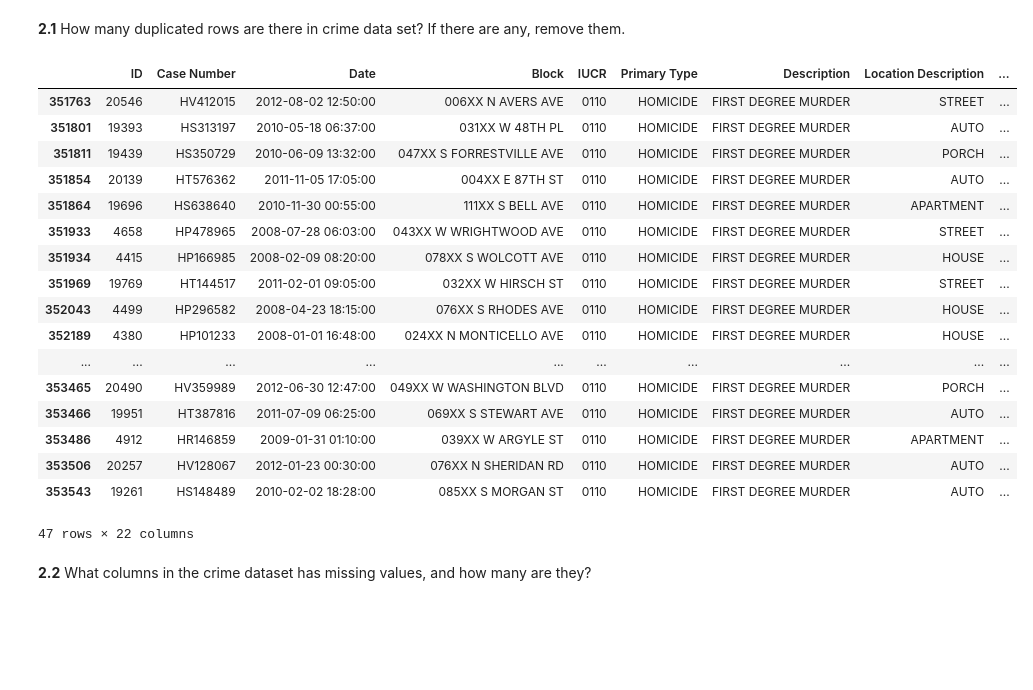
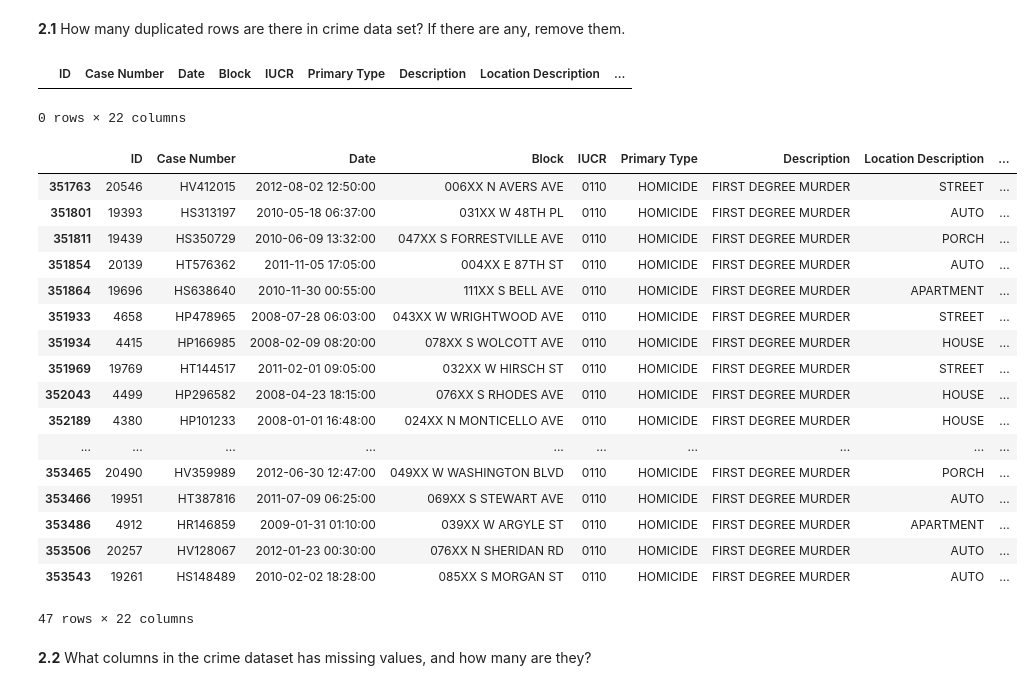
Before and after one commit to SVMino53/aiM24_Databehandling_Inlamning, a Jupyter notebook: chicago.ipynb, the cells around one changed output. Cells and saved outputs as stored; diff of their text form; code cells hidden in the pictures; blank space fills up the shorter version.

```diff
--- a/chicago.ipynb
+++ b/chicago.ipynb
@@ -119,25 +119,34 @@ Bear in mind though that the numbers you aquire in the problems ahead may or may
 # %% [markdown]
 **2.1** How many duplicated rows are there in crime data set? If there are any, remove them.
 # %%
-duplicated_mask = chicago_crime_2008_to_2012_df.iloc[:, 1:].duplicated()
+duplicated_mask = chicago_crime_2008_to_2012_df.duplicated()
 chicago_crime_2008_to_2012_df[duplicated_mask]
-# There are no duplicated rows in the data frame
+# There are no duplicated rows in the data frame.
 # %% [output]
 |  | ID | Case Number | Date | Block | IUCR | Primary Type | Description | Location Description | ... |
-| 351763 | 20546 | HV412015 | 2012-08-02 12:50:00 | 006XX N AVERS AVE | 0110 | HOMICIDE | FIRST DEGREE MURDER | STREET | ... |
-| 351801 | 19393 | HS313197 | 2010-05-18 06:37:00 | 031XX W 48TH PL | 0110 | HOMICIDE | FIRST DEGREE MURDER | AUTO | ... |
-| 351811 | 19439 | HS350729 | 2010-06-09 13:32:00 | 047XX S FORRESTVILLE AVE | 0110 | HOMICIDE | FIRST DEGREE MURDER | PORCH | ... |
-| 351854 | 20139 | HT576362 | 2011-11-05 17:05:00 | 004XX E 87TH ST | 0110 | HOMICIDE | FIRST DEGREE MURDER | AUTO | ... |
-| 351864 | 19696 | HS638640 | 2010-11-30 00:55:00 | 111XX S BELL AVE | 0110 | HOMICIDE | FIRST DEGREE MURDER | APARTMENT | ... |
-| 351933 | 4658 | HP478965 | 2008-07-28 06:03:00 | 043XX W WRIGHTWOOD AVE | 0110 | HOMICIDE | FIRST DEGREE MURDER | STREET | ... |
-| 351934 | 4415 | HP166985 | 2008-02-09 08:20:00 | 078XX S WOLCOTT AVE | 0110 | HOMICIDE | FIRST DEGREE MURDER | HOUSE | ... |
-| 351969 | 19769 | HT144517 | 2011-02-01 09:05:00 | 032XX W HIRSCH ST | 0110 | HOMICIDE | FIRST DEGREE MURDER | STREET | ... |
-| 352043 | 4499 | HP296582 | 2008-04-23 18:15:00 | 076XX S RHODES AVE | 0110 | HOMICIDE | FIRST DEGREE MURDER | HOUSE | ... |
-| 352189 | 4380 | HP101233 | 2008-01-01 16:48:00 | 024XX N MONTICELLO AVE | 0110 | HOMICIDE | FIRST DEGREE MURDER | HOUSE | ... |
-| ... | ... | ... | ... | ... | ... | ... | ... | ... | ... |
-| 353465 | 20490 | HV359989 | 2012-06-30 12:47:00 | 049XX W WASHINGTON BLVD | 0110 | HOMICIDE | FIRST DEGREE MURDER | PORCH | ... |
-| 353466 | 19951 | HT387816 | 2011-07-09 06:25:00 | 069XX S STEWART AVE | 0110 | HOMICIDE | FIRST DEGREE MURDER | AUTO | ... |
-| 353486 | 4912 | HR146859 | 2009-01-31 01:10:00 | 039XX W ARGYLE ST | 0110 | HOMICIDE | FIRST DEGREE MURDER | APARTMENT | ... |
-| 353506 | 20257 | HV128067 | 2012-01-23 00:30:00 | 076XX N SHERIDAN RD | 0110 | HOMICIDE | FIRST DEGREE MURDER | AUTO | ... |
-| 353543 | 19261 | HS148489 | 2010-02-02 18:28:00 | 085XX S MORGAN ST | 0110 | HOMICIDE | FIRST DEGREE MURDER | AUTO | ... |
-47 rows × 22 columns
+0 rows × 22 columns
+# %%
+# HOWEVER!
+# If we exclude the "ID" column from our duplicate check, we find that there are duplicated cases which can cause faulty data evaluation.
+
+duplicated_mask = chicago_crime_2008_to_2012_df.iloc[:, 1:].duplicated()
+chicago_crime_2008_to_2012_df[duplicated_mask]
+# %% [output]
+|  | ID | Case Number | Date | Block | IUCR | Primary Type | Description | Location Description | ... |
+| 351763 | 20546 | HV412015 | 2012-08-02 12:50:00 | 006XX N AVERS AVE | 0110 | HOMICIDE | FIRST DEGREE MURDER | STREET | ... |
+| 351801 | 19393 | HS313197 | 2010-05-18 06:37:00 | 031XX W 48TH PL | 0110 | HOMICIDE | FIRST DEGREE MURDER | AUTO | ... |
+| 351811 | 19439 | HS350729 | 2010-06-09 13:32:00 | 047XX S FORRESTVILLE AVE | 0110 | HOMICIDE | FIRST DEGREE MURDER | PORCH | ... |
+| 351854 | 20139 | HT576362 | 2011-11-05 17:05:00 | 004XX E 87TH ST | 0110 | HOMICIDE | FIRST DEGREE MURDER | AUTO | ... |
+| 351864 | 19696 | HS638640 | 2010-11-30 00:55:00 | 111XX S BELL AVE | 0110 | HOMICIDE | FIRST DEGREE MURDER | APARTMENT | ... |
+| 351933 | 4658 | HP478965 | 2008-07-28 06:03:00 | 043XX W WRIGHTWOOD AVE | 0110 | HOMICIDE | FIRST DEGREE MURDER | STREET | ... |
+| 351934 | 4415 | HP166985 | 2008-02-09 08:20:00 | 078XX S WOLCOTT AVE | 0110 | HOMICIDE | FIRST DEGREE MURDER | HOUSE | ... |
+| 351969 | 19769 | HT144517 | 2011-02-01 09:05:00 | 032XX W HIRSCH ST | 0110 | HOMICIDE | FIRST DEGREE MURDER | STREET | ... |
+| 352043 | 4499 | HP296582 | 2008-04-23 18:15:00 | 076XX S RHODES AVE | 0110 | HOMICIDE | FIRST DEGREE MURDER | HOUSE | ... |
+| 352189 | 4380 | HP101233 | 2008-01-01 16:48:00 | 024XX N MONTICELLO AVE | 0110 | HOMICIDE | FIRST DEGREE MURDER | HOUSE | ... |
+| ... | ... | ... | ... | ... | ... | ... | ... | ... | ... |
+| 353465 | 20490 | HV359989 | 2012-06-30 12:47:00 | 049XX W WASHINGTON BLVD | 0110 | HOMICIDE | FIRST DEGREE MURDER | PORCH | ... |
+| 353466 | 19951 | HT387816 | 2011-07-09 06:25:00 | 069XX S STEWART AVE | 0110 | HOMICIDE | FIRST DEGREE MURDER | AUTO | ... |
+| 353486 | 4912 | HR146859 | 2009-01-31 01:10:00 | 039XX W ARGYLE ST | 0110 | HOMICIDE | FIRST DEGREE MURDER | APARTMENT | ... |
+| 353506 | 20257 | HV128067 | 2012-01-23 00:30:00 | 076XX N SHERIDAN RD | 0110 | HOMICIDE | FIRST DEGREE MURDER | AUTO | ... |
+| 353543 | 19261 | HS148489 | 2010-02-02 18:28:00 | 085XX S MORGAN ST | 0110 | HOMICIDE | FIRST DEGREE MURDER | AUTO | ... |
+47 rows × 22 columns
```
Also changed, not shown: parts of 6 cells of this notebook.
